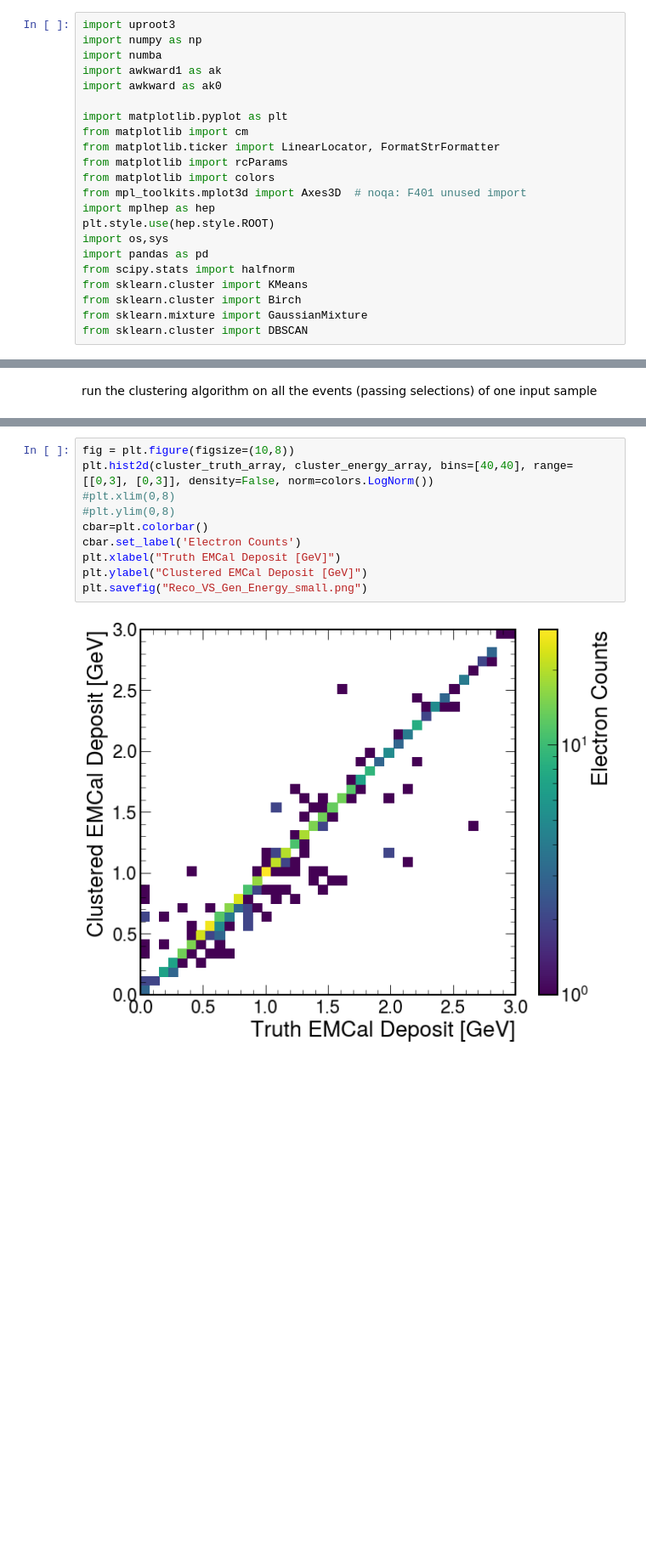
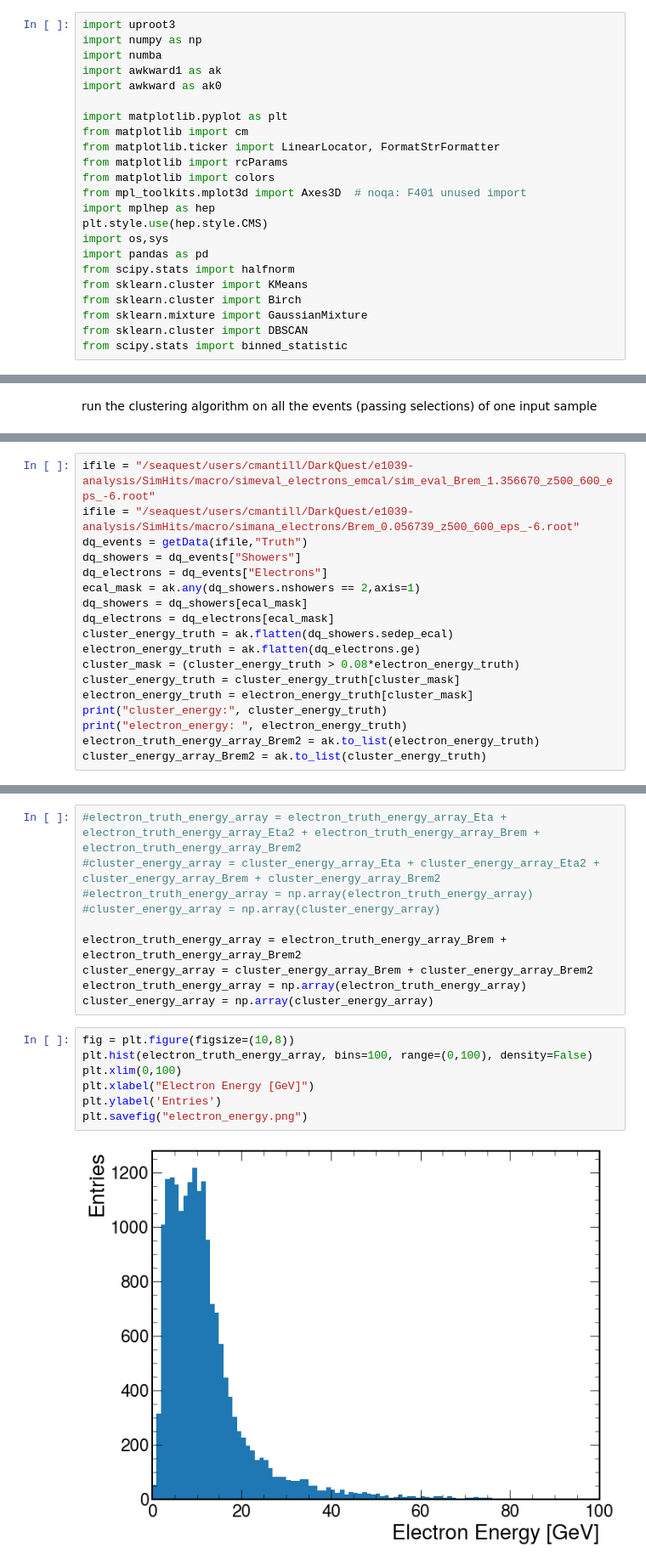
Before and after one commit to DarkQuest-FNAL/DarkQuest, a Jupyter notebook: e1039-analysis/python/EMCALClusters_v2.ipynb, the cells around one changed output, grey strips where cells are left out. Shown at 85% size. Saved outputs shown, nothing was run; the diff lists cells and outputs as text; blank space fills up the shorter version.

```diff
--- a/e1039-analysis/python/EMCALClusters_v2.ipynb
+++ b/e1039-analysis/python/EMCALClusters_v2.ipynb
@@ -38,7 +38,7 @@ from matplotlib import rcParams
 from matplotlib import colors
 from mpl_toolkits.mplot3d import Axes3D  # noqa: F401 unused import
 import mplhep as hep
-plt.style.use(hep.style.ROOT)
+plt.style.use(hep.style.CMS)
 import os,sys
 import pandas as pd
 from scipy.stats import halfnorm
@@ -46,6 +46,7 @@ from sklearn.cluster import KMeans
 from sklearn.cluster import Birch
 from sklearn.mixture import GaussianMixture
 from sklearn.cluster import DBSCAN
+from scipy.stats import binned_statistic
 # %% [markdown]
 Basic class to define the EMCAL geometry information
 # %%
@@ -517,0 +766,18 @@ plt.savefig("Reco_VS_Gen_Energy_large.png")
+# %%
+ifile = "/seaquest/users/cmantill/DarkQuest/e1039-analysis/SimHits/macro/simeval_electrons_emcal/sim_eval_Brem_1.356670_z500_600_eps_-6.root"
+ifile = "/seaquest/users/cmantill/DarkQuest/e1039-analysis/SimHits/macro/simana_electrons/Brem_0.056739_z500_600_eps_-6.root"
+dq_events = getData(ifile,"Truth")
+dq_showers = dq_events["Showers"]
+dq_electrons = dq_events["Electrons"]
+ecal_mask = ak.any(dq_showers.nshowers == 2,axis=1)
+dq_showers = dq_showers[ecal_mask]
+dq_electrons = dq_electrons[ecal_mask]
+cluster_energy_truth = ak.flatten(dq_showers.sedep_ecal)
+electron_energy_truth = ak.flatten(dq_electrons.ge)
+cluster_mask = (cluster_energy_truth > 0.08*electron_energy_truth)
+cluster_energy_truth = cluster_energy_truth[cluster_mask]
+electron_energy_truth = electron_energy_truth[cluster_mask]
+print("cluster_energy:", cluster_energy_truth)
+print("electron_energy: ", electron_energy_truth)
+electron_truth_energy_array_Brem2 = ak.to_list(electron_energy_truth)
+cluster_energy_array_Brem2 = ak.to_list(cluster_energy_truth)
@@ -518,12 +787,19 @@ plt.savefig("Reco_VS_Gen_Energy_large.png")
+# %%
+#electron_truth_energy_array = electron_truth_energy_array_Eta + electron_truth_energy_array_Eta2 + electron_truth_energy_array_Brem + electron_truth_energy_array_Brem2
+#cluster_energy_array = cluster_energy_array_Eta + cluster_energy_array_Eta2 + cluster_energy_array_Brem + cluster_energy_array_Brem2
+#electron_truth_energy_array = np.array(electron_truth_energy_array)
+#cluster_energy_array = np.array(cluster_energy_array)
+
+electron_truth_energy_array = electron_truth_energy_array_Brem + electron_truth_energy_array_Brem2
+cluster_energy_array = cluster_energy_array_Brem + cluster_energy_array_Brem2
+electron_truth_energy_array = np.array(electron_truth_energy_array)
+cluster_energy_array = np.array(cluster_energy_array)
 # %%
 fig = plt.figure(figsize=(10,8))
-plt.hist2d(cluster_truth_array, cluster_energy_array, bins=[40,40], range=[[0,3], [0,3]], density=False, norm=colors.LogNorm())
-#plt.xlim(0,8)
-#plt.ylim(0,8)
-cbar=plt.colorbar()
-cbar.set_label('Electron Counts')
-plt.xlabel("Truth EMCal Deposit [GeV]")
-plt.ylabel("Clustered EMCal Deposit [GeV]")
-plt.savefig("Reco_VS_Gen_Energy_small.png")
+plt.hist(electron_truth_energy_array, bins=100, range=(0,100), density=False)
+plt.xlim(0,100)
+plt.xlabel("Electron Energy [GeV]")
+plt.ylabel('Entries')
+plt.savefig("electron_energy.png")
 # %% [output]
-[figure, old version]
+[figure, new version]
```
Also changed, not shown: parts of 22 cells of this notebook.
